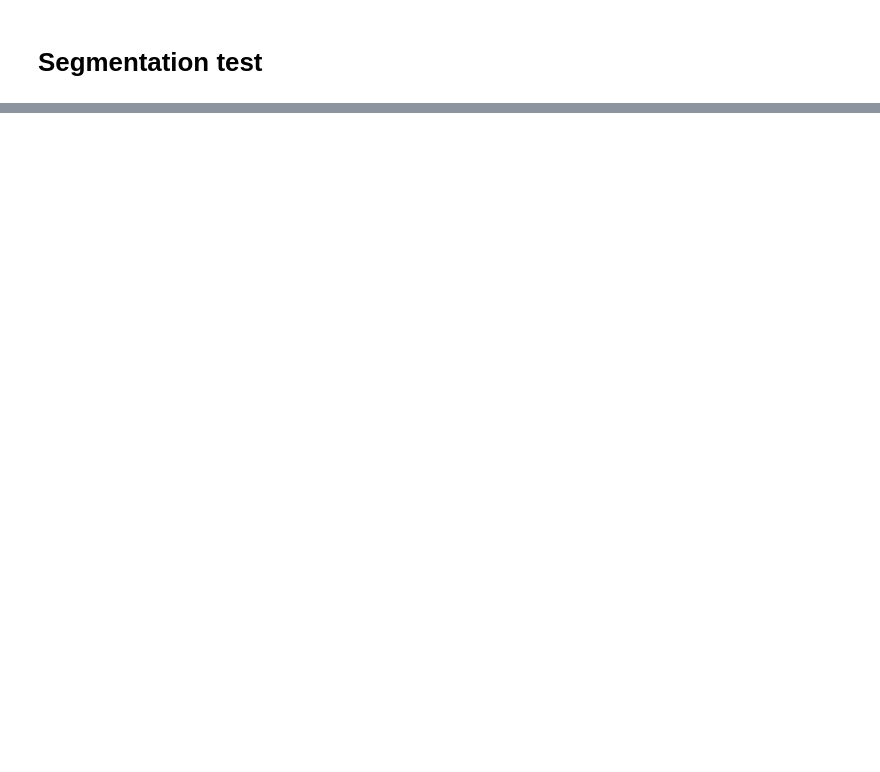
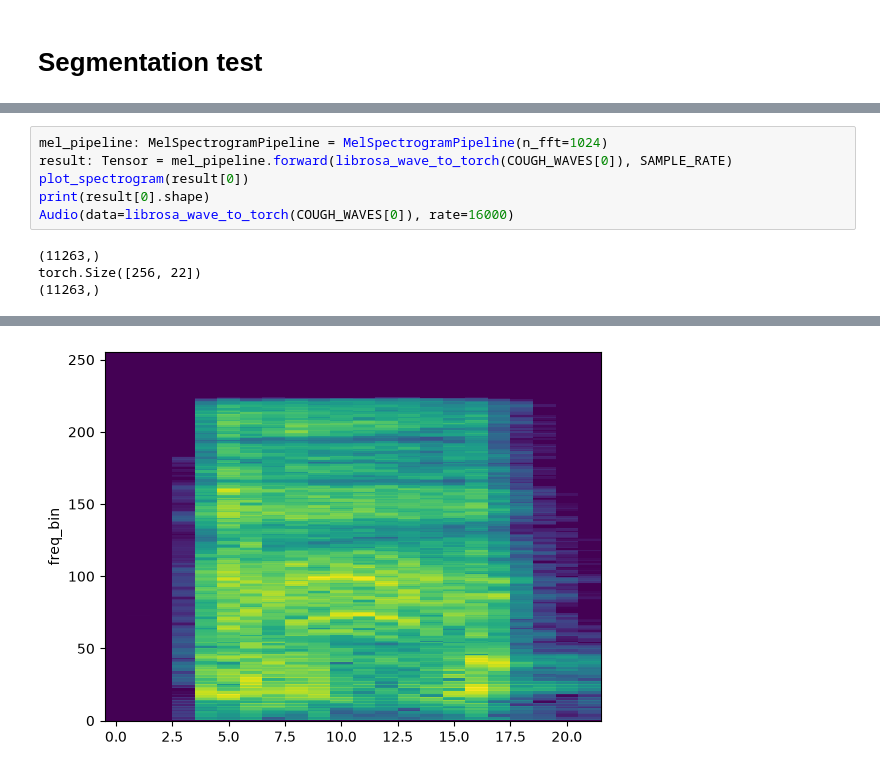
Before and after one commit to loafthecomputerphile/Senior_Design, a Jupyter notebook: project_notebooks/data_preprocess.ipynb, the cells around one changed output, grey strips where cells are left out. Drawn from its saved outputs; the diff is of its cells as text; blank space fills up the shorter version.

```diff
--- a/project_notebooks/data_preprocess.ipynb
+++ b/project_notebooks/data_preprocess.ipynb
@@ -73,0 +109,10 @@ for COUGH in COUGH_WAVES:
+# %%
+mel_pipeline: MelSpectrogramPipeline = MelSpectrogramPipeline(n_fft=1024)
+result: Tensor = mel_pipeline.forward(librosa_wave_to_torch(COUGH_WAVES[0]), SAMPLE_RATE)
+plot_spectrogram(result[0])
+print(result[0].shape)
+Audio(data=librosa_wave_to_torch(COUGH_WAVES[0]), rate=16000)
+# %% [output]
+(11263,)
+torch.Size([256, 22])
+(11263,)
@@ -74 +120,2 @@ for COUGH in COUGH_WAVES:
+[figure, added]
 # %%
```
Also changed, not shown: parts of 14 cells of this notebook, 5 other files.
